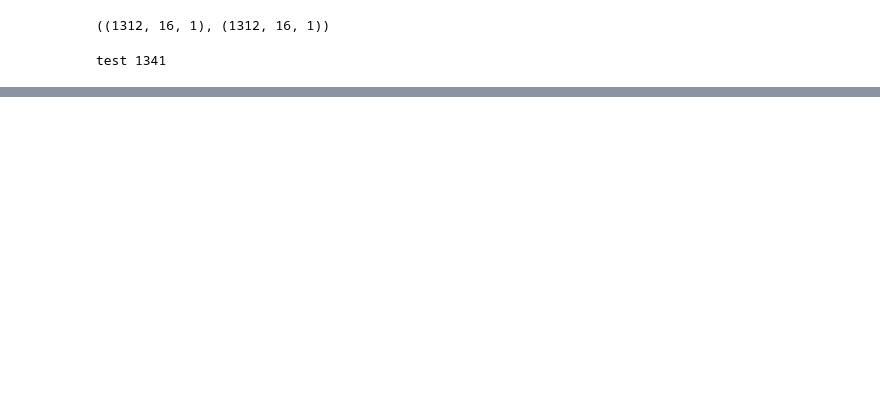
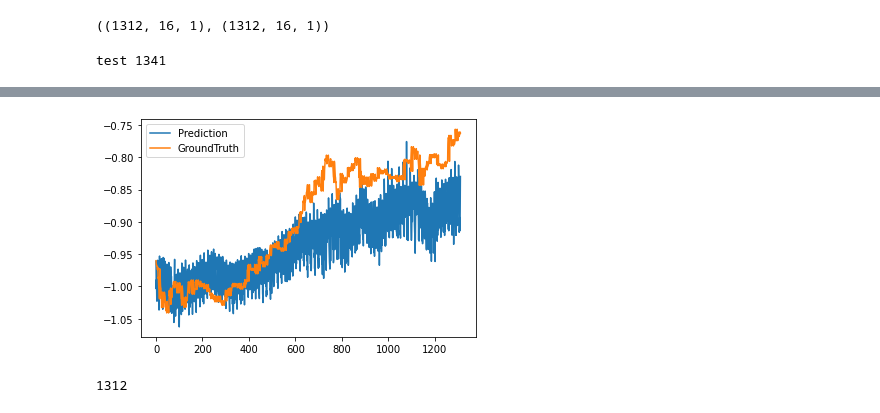
Before and after one commit to Biksbois/BiksStonks, a Jupyter notebook: Forcasting_Models/Informer/train_informer.ipynb, the cells around one changed output, grey strips where cells are left out. Drawn from its saved outputs; the diff is of its cells as text; code cells hidden in the pictures; blank space fills up the shorter version.

```diff
--- a/Forcasting_Models/Informer/train_informer.ipynb
+++ b/Forcasting_Models/Informer/train_informer.ipynb
@@ -192,0 +204,18 @@ plt.show()
+# %%
+end = len(preds) // preds.shape[1] * preds.shape[1]
+preds_first = []
+trues_first = []
+for i in range(0, end, args.pred_len):
+    preds_first.extend(preds[i:i+args.pred_len].squeeze(-1)[np.eye(args.pred_len, dtype=bool)])
+    trues_first.extend(trues[i:i+args.pred_len].squeeze(-1)[np.eye(args.pred_len, dtype=bool)])
+plt.plot(preds_first, label='Prediction')
+plt.plot(trues_first, label='GroundTruth')
+plt.legend()
+plt.show()
+# %% [output]
+[figure, added]
+# %%
+test_data_end =  (len(test_data) - args.pred_len) // args.pred_len * args.pred_len
+test_data_start =
+# %% [output]
+1312
```
Also changed, not shown: parts of 5 cells of this notebook.
